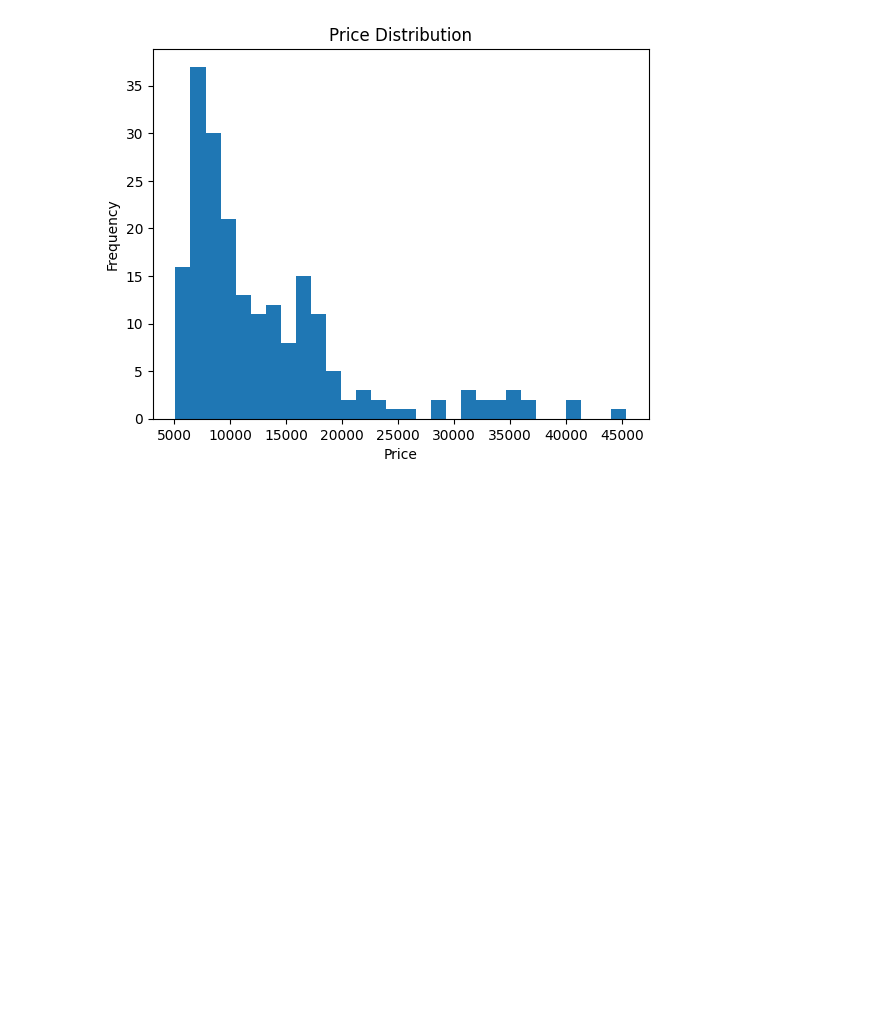
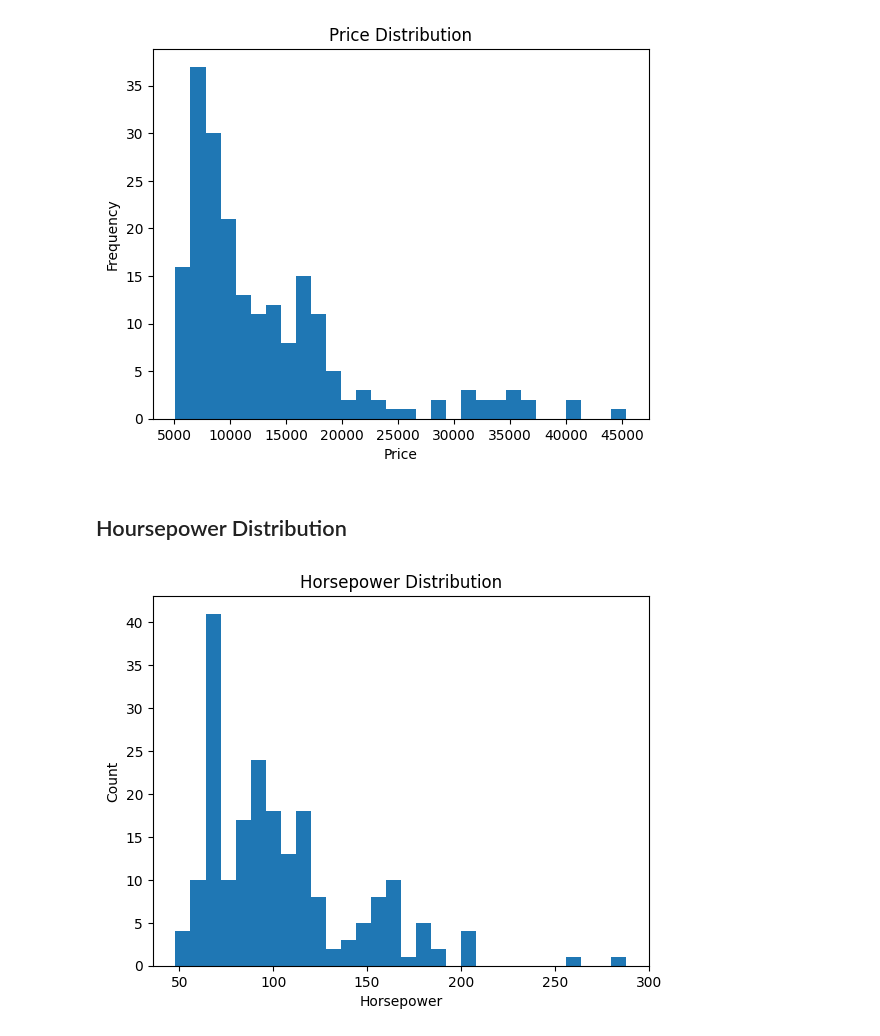
Before and after one commit to ramaz-abdelgadir/The-car-prices, a Jupyter notebook: jupyter_notebooks/data_visualisation.ipynb, the cells around one changed output. Saved outputs shown, nothing was run; the diff lists cells and outputs as text; code cells hidden in the pictures; blank space fills up the shorter version.

```diff
--- a/jupyter_notebooks/data_visualisation.ipynb
+++ b/jupyter_notebooks/data_visualisation.ipynb
@@ -169,3 +172,13 @@ plt.savefig(FIG_DIR / "price_distribution.png", bbox_inches='tight', dpi=150)
 plt.show()
 # %% [output]
 [figure]
+# %% [markdown]
+## Hoursepower Distribution
+# %%
+plt.figure()
+df["horsepower"].plot(kind="hist", bins=30, title="Horsepower Distribution")
+plt.xlabel("Horsepower"); plt.ylabel("Count")
+plt.savefig(FIG_DIR / "mpl_horsepower_hist.png", bbox_inches="tight", dpi=150)
+plt.show()
+# %% [output]
+[figure, added]
```
Also changed, not shown: parts of 16 cells of this notebook, 1 other file.
